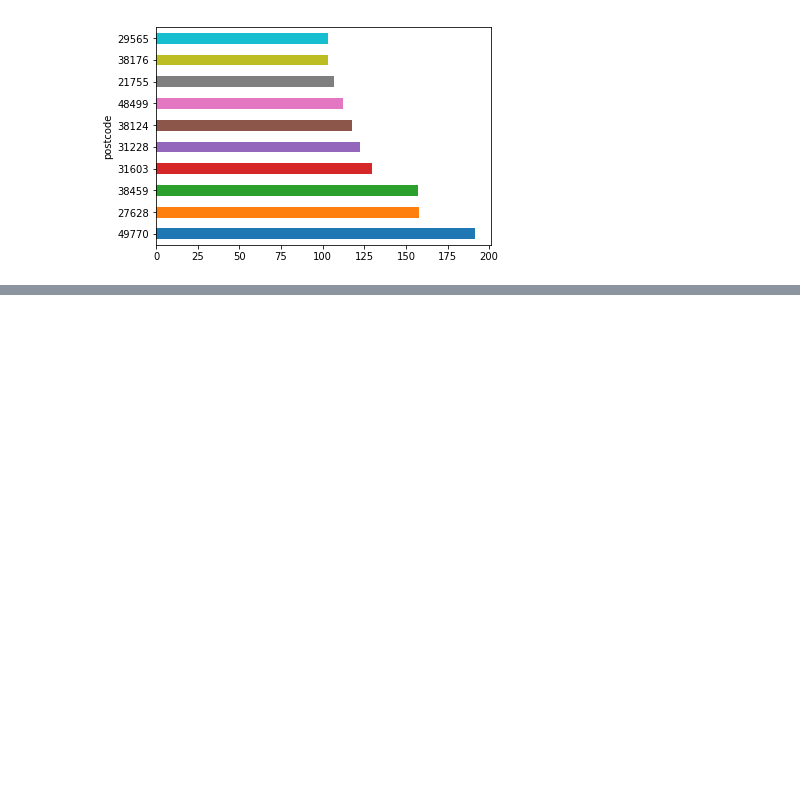
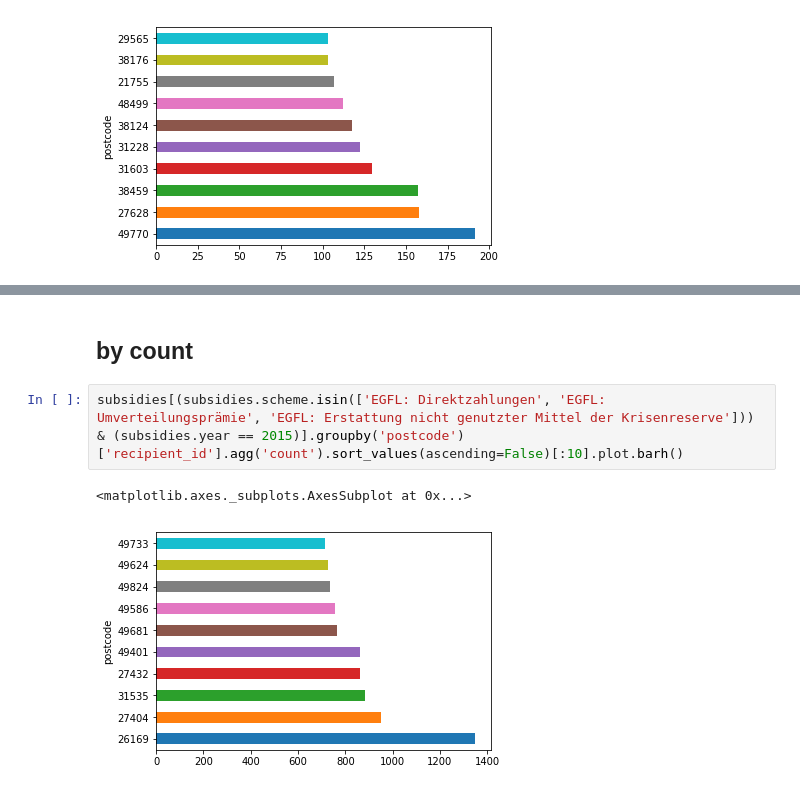
Before and after one commit to okfde/fs-atlas, a Jupyter notebook: Nitrate statistics.ipynb, the cells around one changed output, grey strips where cells are left out. Saved outputs shown, nothing was run; the diff lists cells and outputs as text; blank space fills up the shorter version.

```diff
--- a/Nitrate statistics.ipynb
+++ b/Nitrate statistics.ipynb
@@ -122,0 +148,7 @@ measurements.groupby('postcode')['Messwert'].agg('mean').sort_values(ascending=F
+# %% [markdown]
+## by count
+# %%
+subsidies[(subsidies.scheme.isin(['EGFL: Direktzahlungen', 'EGFL: Umverteilungsprämie', 'EGFL: Erstattung nicht genutzter Mittel der Krisenreserve']))  & (subsidies.year == 2015)].groupby('postcode')['recipient_id'].agg('count').sort_values(ascending=False)[:10].plot.barh()
+# %% [output]
+<matplotlib.axes._subplots.AxesSubplot at 0x...>
+[figure, added]
```
Also changed, not shown: parts of 10 cells of this notebook.
